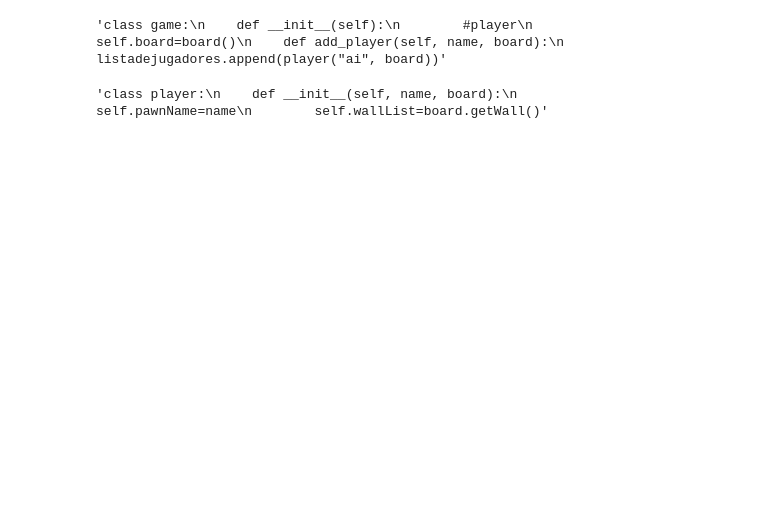
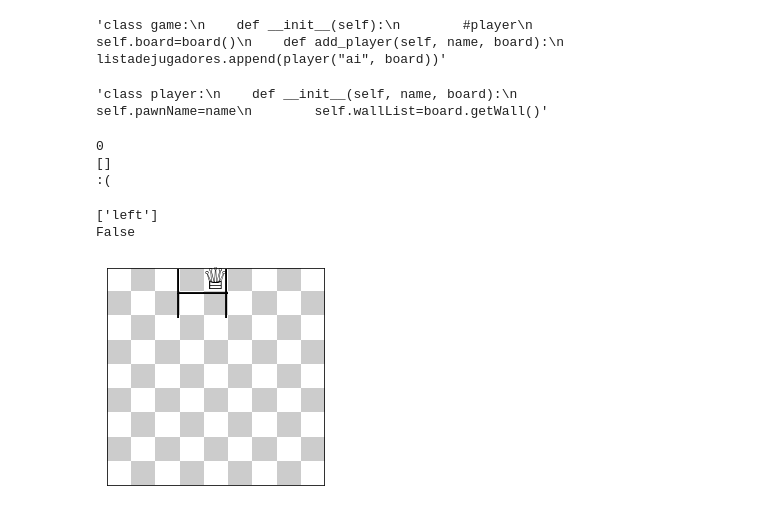
Before and after one commit to sadaakisz/Quoridor_Overthimker, a Jupyter notebook: Test_Notebook.ipynb, the cells around one changed output. Cells and saved outputs as stored; diff of their text form; code cells hidden in the pictures; blank space fills up the shorter version.

Commit message:
Changed test cases for walls and pawn logic.
Changed test cases for walls and pawn logic.

```diff
--- a/Test_Notebook.ipynb
+++ b/Test_Notebook.ipynb
@@ -90,11 +89,19 @@ class pawnController:
             elif coord==near_pos[3]:    return "down"
         return 0
 
-    def can_move_to(self, name):
-        pos_moves=["left", "right", "up", "down"]
+    def can_move_to(self, name, ill_moves):
+        pawn=self.pawnList[name]
+        pos_moves=["down", "left", "right", "up"]
         if self.detect_near(name):
             near=self.detect_near(name)
             pos_moves[pos_moves.index(near)]="double"+pos_moves[pos_moves.index(near)]
+        to_remove=[]
+        for i in pos_moves:
+            fut_move=pawn.future_move(i)
+            if fut_move in ill_moves:
+                to_remove.append(i)
+        for i in to_remove:
+            pos_moves.remove(i)
         return pos_moves
 # %%
 class wallController:
@@ -120,6 +127,11 @@ class wallController:
 
     def ill_moves(self):
         illegal_moves=[]
+        for i in range(9):
+            illegal_moves.append([[0, i], [-1, i]])
+            illegal_moves.append([[8, i], [9, i]])
+            illegal_moves.append([[i, 0], [i, -1]])
+            illegal_moves.append([[i, 8], [i, 9]])
         for i in self.wallList:
             wall=self.wallList[i]
             x=wall.x
@@ -156,6 +168,8 @@ class board:
     def __init__(self):
         self.pawnController=pawnController()
         self.wallController=wallController()
+    def get_pawn(self, name):
+        self.pawnController.pawnList[name]
     def add_pawn(self, name, pawn):
         self.pawnController.add_pawn(name, pawn)
     def move_pawn(self, name, direction):
@@ -194,9 +208,9 @@ def drawBoard(board_pawn, board_wall):
             if wall_type==0:
                 continue
             if wall_type==2 or wall_type==5:
-                ax.text(x-1, y-.5, '\u2015', size=43, ha='center', va='center')
+                ax.text(x-1, y-.5, '\u2015', size=25, ha='center', va='center') #43 size
             if wall_type==3 or wall_type==5:
-                ax.text(x-.5, y-1, '\u2015', size=43, rotation=90, ha='center', va='center')
+                ax.text(x-.5, y-1, '\u2015', size=25, rotation=90, ha='center', va='center')
     ax.set(xticks=[], yticks=[]) #no mostrar líneas de separación cartesianas
     ax.axis('image')
     plt.show()
@@ -249,3 +252,40 @@ for i in board.ill_moves():
         self.wallList=board.getWall()"""
 # %% [output]
 'class player:\n    def __init__(self, name, board):\n        self.pawnName=name\n        self.wallList=board.getWall()'
+# %%
+b1=board()
+b1.add_pawn("p1", pawn(4,0))
+b1.add_wall("w3", wall(5, 1, "left"))
+b1.add_wall("w4", wall(4, 2, "up"))
+b1.add_wall("w5", wall(5, 2, "up"))
+pos_moves=b1.pawnController.can_move_to("p1", b1.ill_moves())
+print(len(pos_moves))
+print(b1.pawnController.can_move_to("p1", b1.ill_moves()))
+
+while b1.pawnController.pawnList["p1"].y!=8:
+    pos_moves=b1.pawnController.can_move_to("p1", b1.ill_moves())
+    if len(pos_moves)==0:
+        break
+    b1.move_pawn("p1", pos_moves[0])
+if b1.pawnController.pawnList["p1"].y==8:
+    print("yay")
+else:
+    print(":(")
+# %% [output]
+0
+[]
+:(
+# %%
+b1=board()
+b1.add_pawn("p2", pawn(4,0))
+
+b1.add_wall("w3", wall(5, 1, "left"))
+b1.add_wall("w4", wall(3, 2, "up"))
+b1.add_wall("w5", wall(5, 2, "up"))
+print(b1.pawnController.can_move_to("p2", b1.ill_moves()))
+print([[4, 0], [3, 0]] in b1.ill_moves())
+drawBoard(b1.pawnController.matrix(), b1.wallController.matrix())
+# %% [output]
+['left']
+False
+[figure, added]
```
Also changed, not shown: parts of 2 cells of this notebook.
